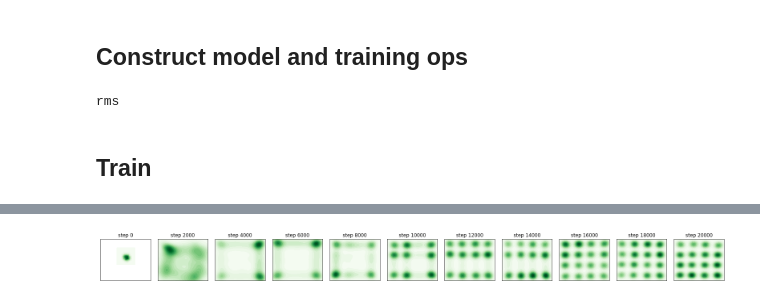
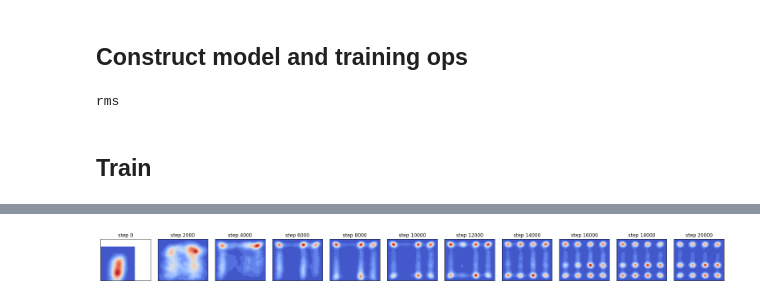
Before and after one commit to bruno-31/diff-game, a Jupyter notebook: sga-gan-ema.ipynb, the cells around one changed output, grey strips where cells are left out. Saved outputs shown, nothing was run; the diff lists cells and outputs as text; code cells hidden in the pictures.

```diff
--- a/sga-gan-ema.ipynb
+++ b/sga-gan-ema.ipynb
@@ -102,11 +107,11 @@ if params['optimizer'] == 'rmsprop':
     d_train_op = d_train_opt.minimize(loss, var_list=disc_vars)
     g_train_op = g_train_opt.minimize(-loss, var_list=gen_vars)
 
-#     ema = tf.train.ExponentialMovingAverage(decay=0.)
-#     maintain_averages_op = ema.apply(gen_vars)
-#     with tf.control_dependencies([g_train_op]):
-#         g_train_op = tf.group(maintain_averages_op)
-#     samples_ema = generator(noise, output_dim=params['x_dim'], getter=get_getter(ema),reuse=True)
+    ema = tf.train.ExponentialMovingAverage(decay=0.999)
+    maintain_averages_op = ema.apply(gen_vars)
+    with tf.control_dependencies([g_train_op]):
+        g_train_op = tf.group(maintain_averages_op)
+    samples_ema = generator(noise, output_dim=params['x_dim'], getter=get_getter(ema),reuse=True)
 
 elif params['optimizer'] == 'sgd':
     d_train_opt = tf.train.GradientDescentOptimizer(params['gen_learning_rate'])
@@ -144,20 +149,34 @@ frames = []
 np_samples = []
 n_batches_viz = 10
 viz_every = params['viz_every']
+
+nn_every = 200
+y_ref = sess.run( data)
+nn_dist = []
+nn_kl =[]
 for i in tqdm(range(params['max_iter']+1)):
     f, _, _ = sess.run([[loss], g_train_op, d_train_op])
     fs.append(f)
     if (i) % viz_every == 0:
-        np_samples.append(np.vstack([sess.run(samples) for _ in range(n_batches_viz)]))
+        np_samples.append(np.vstack([sess.run(samples_ema) for _ in range(n_batches_viz)]))
 #         print(np_samples[0].shape)
 #         yy = sess.run(data)
 #         xx = np_samples[0]
 
-        xx, yy = sess.run([samples, data])
+        xx, yy = sess.run([samples_ema, data])
 
         fig = figure(figsize=(5,5))
         scatter(xx[:, 0], xx[:, 1], edgecolor='none',s=10)
         scatter(yy[:, 0], yy[:, 1], c='g', edgecolor='none',s=10)
         axis('off')
         show()
+
+    if (i) % nn_every == 0:
+        x = np.vstack([sess.run(samples_ema) for _ in range(n_batches_viz)])
+        l2nn = nn_l2_mean(x,y_ref)
+        kl =estimate(x, y_ref,k=1)
+        nn_dist.append(l2nn)
+        nn_kl.append(kl)
+#         print('dist = ', l2nn)
+#         print('kl = ', kl)
 # %% [output]
@@ -175,17 +194,17 @@ for i in tqdm(range(params['max_iter']+1)):
 # %%
 np_samples_ = np_samples[::1]
 cols = len(np_samples_)
 bg_color  = sns.color_palette('Greens', n_colors=256)[0]
 figure(figsize=(2*cols, 2))
 for i, samps in enumerate(np_samples_):
     if i == 0:
         ax = subplot(1,cols,1)
     else:
         subplot(1,cols,i+1, sharex=ax, sharey=ax)
-    ax2 = sns.kdeplot(samps[:, 0], samps[:, 1], shade=True, cmap='Greens', n_levels=20, clip=[[-6,6]]*2)
+    ax2 = sns.kdeplot(samps[:, 0], samps[:, 1], shade=True, cmap='coolwarm',bw=0.40, n_levels=20, clip=[[-6,6]]*2)
 #     ax2.set_axis_bgcolor(bg_color)
     xticks([]); yticks([])
     title('step %d'%(i*viz_every))
 gcf().tight_layout()
 # %% [output]
-[figure, old version]
+[figure, new version]
```
Also changed, not shown: parts of 5 cells of this notebook, 24 other files.
